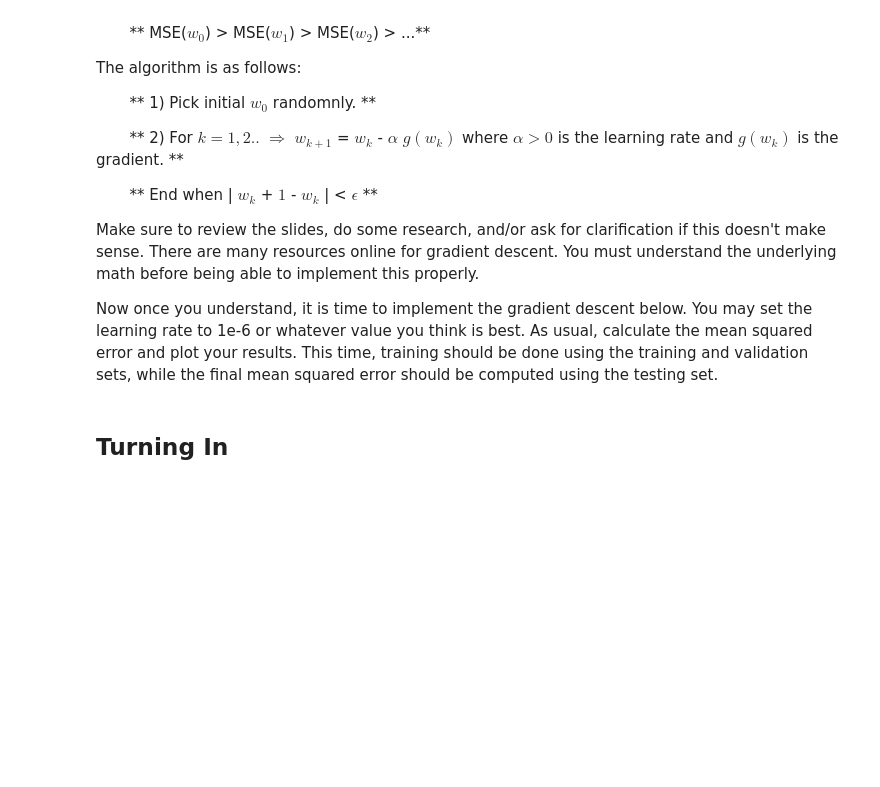
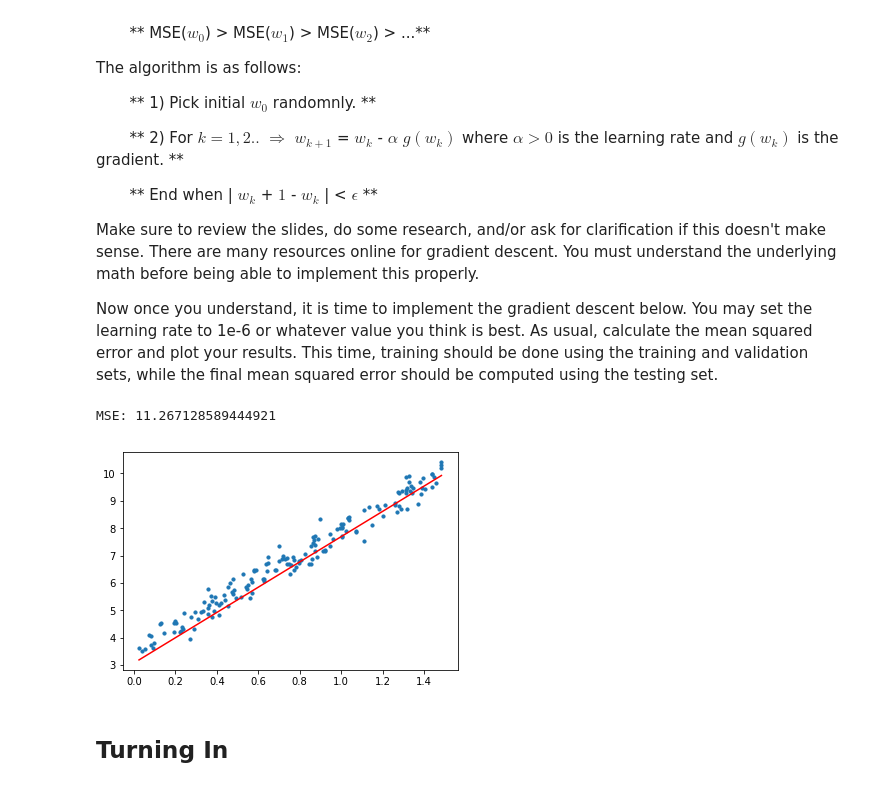
Before and after one commit to McGillAISociety/mais-bootcamp-w2019, a Jupyter notebook: Assignment2/Assignment 2.ipynb, the cells around one changed output. Saved outputs shown, nothing was run; the diff lists cells and outputs as text; code cells hidden in the pictures; blank space fills up the shorter version.

```diff
--- a/Assignment2/Assignment 2.ipynb
+++ b/Assignment2/Assignment 2.ipynb
@@ -241,6 +241,8 @@ train_x = train_x.reshape(-1, 1)
 train_y = train_y.reshape(-1, 1)
 valid_x = valid_x.reshape(-1, 1)
 valid_y = valid_y.reshape(-1, 1)
+test_x = np.array(train[0])
+test_y = np.array(train[1])
 # %% [markdown]
 Plot the data below to see what it looks like
 # %%
@@ -285,3 +277,30 @@ while not done:
+# %%
+### YOUR CODE HERE - Implement gradient decent
+done = False
+a = 0.001
+error = float('+inf')
+m = np.random.normal()
+b = np.random.normal()
+while not done:
+    i = np.random.randint(train_x.size)
+    x = train_x[i]
+    y = train_y[i]
+    db = a * (2 * y * x - 2 * m * x * x - 2 * b * x)
+    dm = a * (2 * y - 2 * m * x - 2 * b)
+    b += db
+    m += dm
+    cur_error = np.mean(np.power(m * valid_x - valid_y, 2))
+    if np.sqrt(db*db + dm*dm) < 0.00001:
+        done = True
+
+### YOUR CODE HERE - Calculate the the mean squared error and plot the results.
+print("MSE: " + str(np.mean(np.power(m * test_x - test_y, 2))))
+plt.scatter(test_x, test_y, s=10)
+plt.plot(test_x, m * test_x + b, color='r')
+plt.show()
+# %% [output]
+MSE: 11.267128589444921
+[figure, added]
 # %% [markdown]
 ## Turning In
 # %% [markdown]
```
Also changed, not shown: parts of 1 cell of this notebook, 1 other file.
